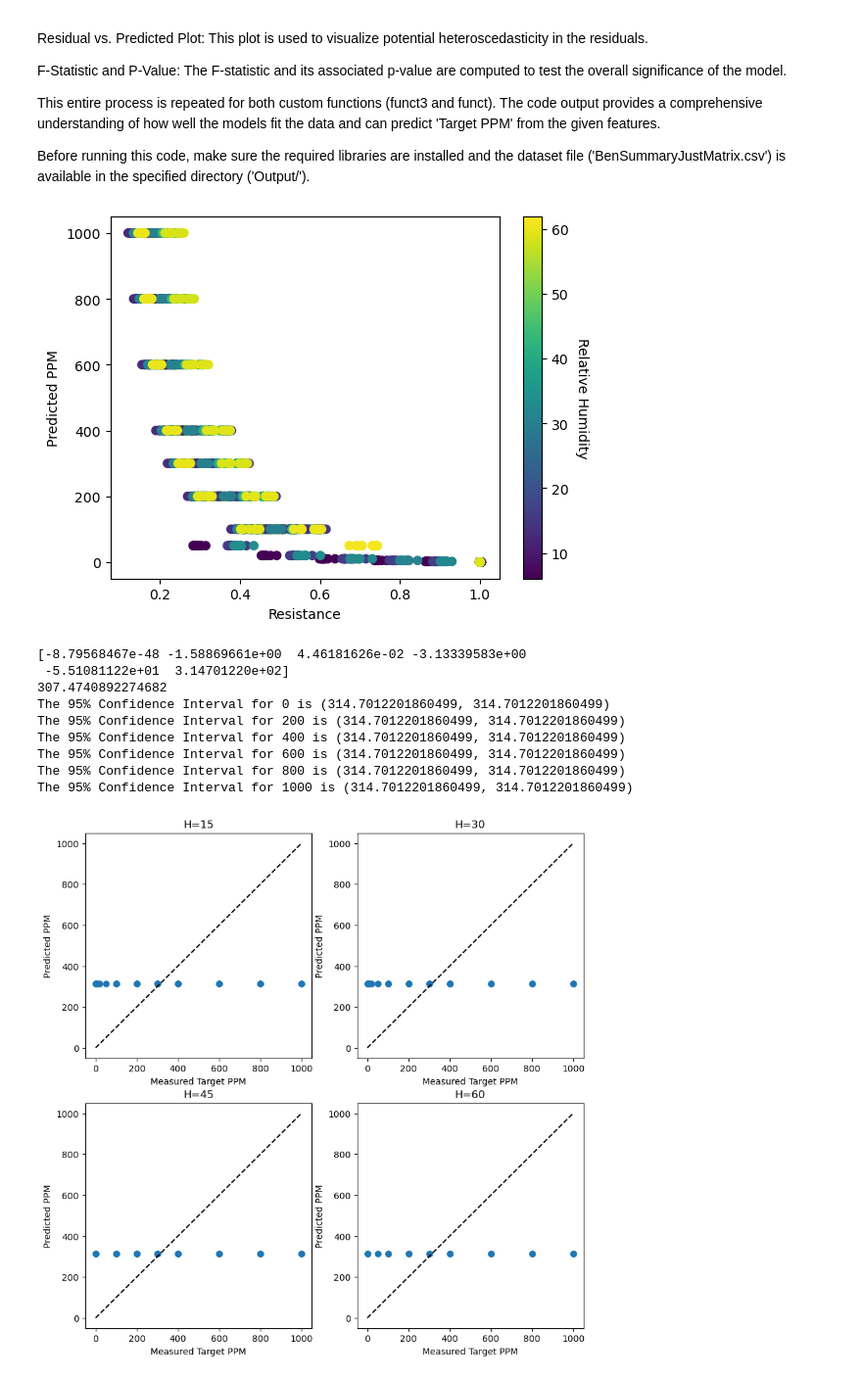
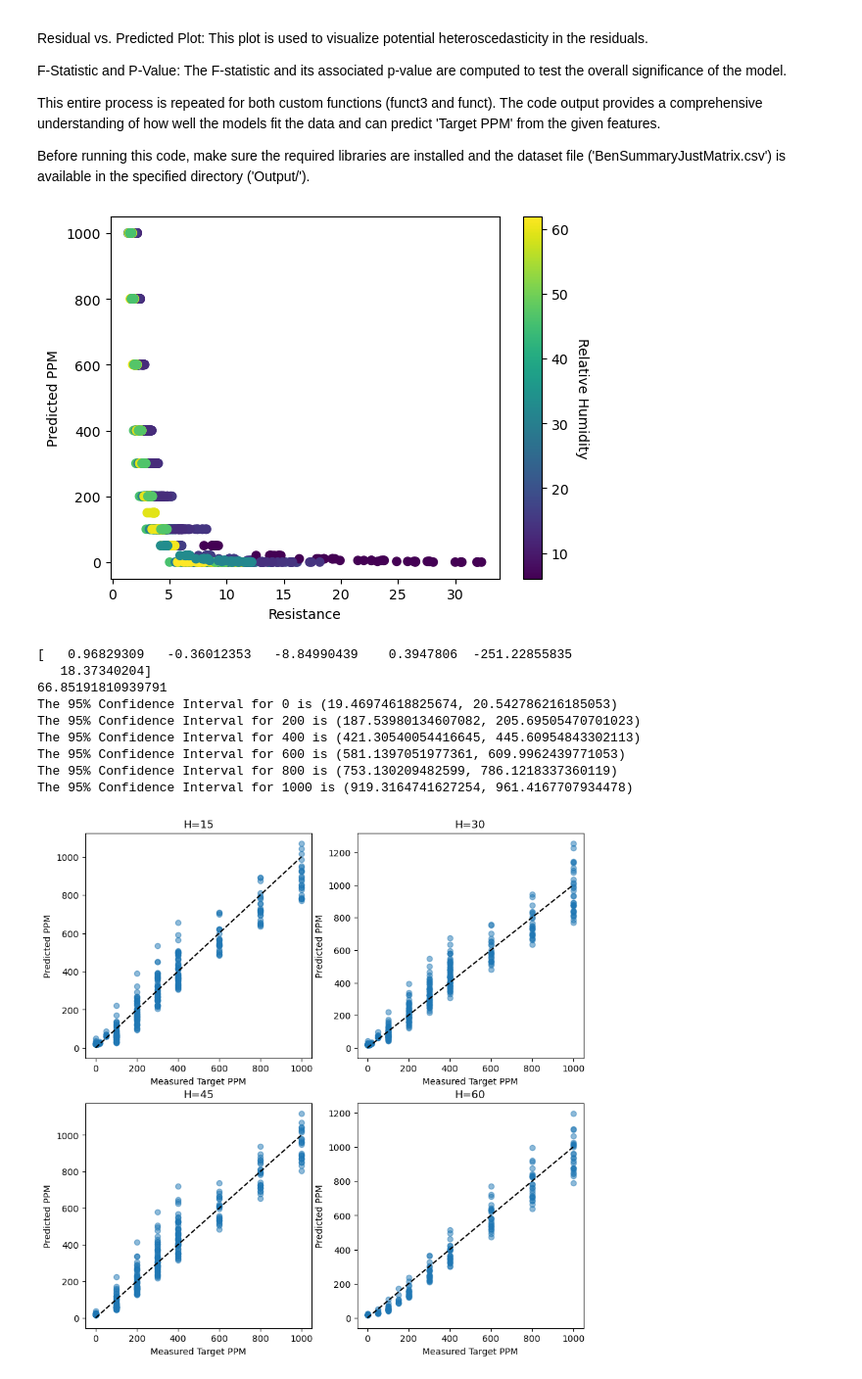
Before and after one commit to Coopsims/MethaneDataScience, a Jupyter notebook: Ben's Analysis/Equation Generation.ipynb, the cells around one changed output. Shown at 98% size. Cells and saved outputs as stored; diff of their text form; code cells hidden in the pictures.

Commit message:
Funk Equation V7.1

```diff
--- a/Ben's Analysis/Equation Generation.ipynb
+++ b/Ben's Analysis/Equation Generation.ipynb
@@ -50,12 +50,12 @@ from tqdm import tqdm
 import warnings
 # %%
 # Load data from CSV file
-file2 = pd.read_csv("../Output/UsingRef0.csv")
+file2 = pd.read_csv("../Output/With low Data .csv")
 
 # Extract the columns from the data
 #file2=file2[file2['Target PPM']<=500]
 
-file2=file2[file2['Target PPM']!=150]
+#file2=file2[file2['Target PPM']!=150]
 #file2=file2[file2['Target PPM']!=50]
 xDataResistance = file2.loc[:, 'Resistance']
 xDataRatio = file2.loc[:, 'Ratio']
@@ -89,7 +89,7 @@ plt.show()
 # cbar.set_label('absolute', rotation=270, labelpad=15)
 # plt.show()
 # %% [output]
-[figure, old version]
+[figure, new version]
 # %%
 # Funk Equation - Cool Equation
 # a*R+b
@@ -99,15 +99,18 @@ plt.show()
 # (a*np.exp(-1*R*b+c)+d)+f*H*(a*np.exp(-1*R*b+c)+d)+g
 # a*np.exp(-1*R*b+c)+d*np.exp(-1*H*f+g)+h (Funk Equation)
 # a*np.exp((-1*R*b+c)+(-1*H*f+g))+h 4.2
-# a**((-1*R*b+c)+(-1*H*f+g))+h 4.4
-# a*np.exp((((-1*R)/(H**b))+c)+(-1*H*d+e))+f
+#                                                           W/1000  W/500   UV500   UV1000
+# a**((-1*R*b+c)+(-1*H*d+e))+f 6.4                          87.79   42.64   62.74   116.35
+# a**((-1*R*b)+(-1*H*c)+d)+e   6.5                          87.79
 
-def funkEQ(X, a, b, c,d,e,f):
+# a**((((-1*R)/(H**b))*c)+(-1*H*d)+e)+f 7.1                 74.09   35.76   62.37   113.46
+
+def funkEQ(X, a, b,c,d,e,f):
     R, H = X
     with np.errstate(over='ignore'):
-        stuff=a*np.exp((((-1*R)/(H**b))+c)+(-1*H*d+e))+f
+        stuff=a**((((-1*R)/(H**b))*c)+(-1*H*d)+e)+f
     return stuff
-p0 = 18, -1, 15, -3, -6, 16
+p0 = 1, 1, 1, 1, 1,1
 
 def residual(params, X, y):
     return np.sum((y - funkEQ(X, *params))**2)
@@ -149,43 +152,43 @@ for i in range(0, 1001, 200):
     # Calculate the 95% confidence interval using the t-distribution
     low95, high95 = st.t.interval(0.95, len(myData)-1, loc=np.mean(myData), scale=st.sem(myData))
 
 
     # Print the 95% confidence interval for the current target PPM value
     print("The 95% Confidence Interval for " + str(i) + " is (" + str(low95) + ", " + str(high95) + ")")
 
 humidity_values = [int(h) for h in [15,30,45,60]]
 
 fig, axs = plt.subplots(2, 2, figsize=(10, 10))  # Create a 2x2 grid of subplots
 
 # Flatten the axs array in case it's 2D
 axs = axs.flatten()
 
 for i, H in enumerate(humidity_values):
     # Filter the data for the given humidity value
     mask = (file2['RelativeHumidity'] >= H-5) & (file2['RelativeHumidity'] <= H+5)
     xDataResistance_H = file2.loc[mask, 'Resistance']
     yDataTargetPPM_H = file2.loc[mask, 'Target PPM']
 
     # Use the fixed humidity value instead of the real humidity data
     predictedPPM = funkEQ((xDataResistance_H, H), *popt)
 
     # Scatter plot for each humidity value in its own subplot
     axs[i].scatter(yDataTargetPPM_H, predictedPPM, alpha=0.5)
     axs[i].plot([yDataTargetPPM_H.min(), yDataTargetPPM_H.max()], [yDataTargetPPM_H.min(), yDataTargetPPM_H.max()], 'k--')
     axs[i].set_xlabel('Measured Target PPM')
     axs[i].set_ylabel('Predicted PPM')
     axs[i].set_title(f'H={H}')
 # %% [output]
-[-8.79568467e-48 -1.58869661e+00  4.46181626e-02 -3.13339583e+00
- -5.51081122e+01  3.14701220e+02]
-307.4740892274682
-The 95% Confidence Interval for 0 is (314.7012201860499, 314.7012201860499)
-The 95% Confidence Interval for 200 is (314.7012201860499, 314.7012201860499)
-The 95% Confidence Interval for 400 is (314.7012201860499, 314.7012201860499)
-The 95% Confidence Interval for 600 is (314.7012201860499, 314.7012201860499)
-The 95% Confidence Interval for 800 is (314.7012201860499, 314.7012201860499)
-The 95% Confidence Interval for 1000 is (314.7012201860499, 314.7012201860499)
+[   0.96829309   -0.36012353   -8.84990439    0.3947806  -251.22855835
+   18.37340204]
+66.85191810939791
+The 95% Confidence Interval for 0 is (19.46974618825674, 20.542786216185053)
+The 95% Confidence Interval for 200 is (187.53980134607082, 205.69505470701023)
+The 95% Confidence Interval for 400 is (421.30540054416645, 445.60954843302113)
+The 95% Confidence Interval for 600 is (581.1397051977361, 609.9962439771053)
+The 95% Confidence Interval for 800 is (753.130209482599, 786.1218337360119)
+The 95% Confidence Interval for 1000 is (919.3164741627254, 961.4167707934478)
-[figure, old version]
+[figure, new version]
 # %%
 # The initial conditions to get this optimization were: [-7  1 15 -1  2 -8]
 # 86.5397055085405
```
Also changed, not shown: parts of 6 cells of this notebook.
